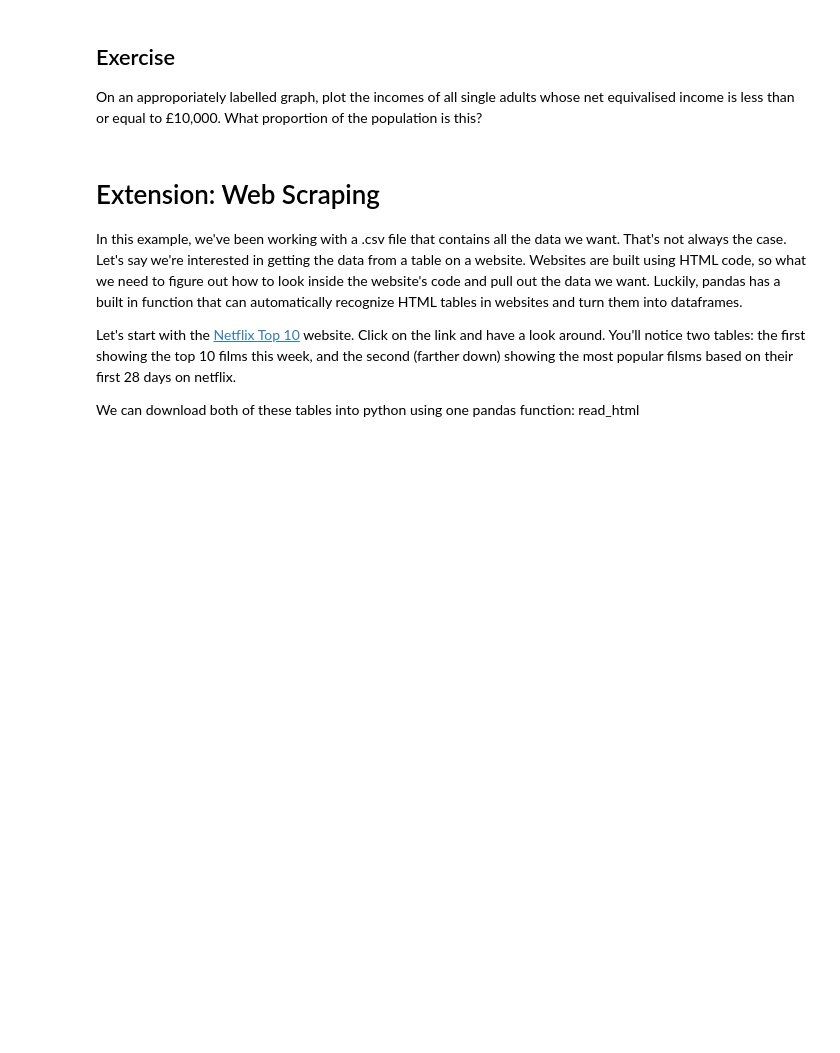
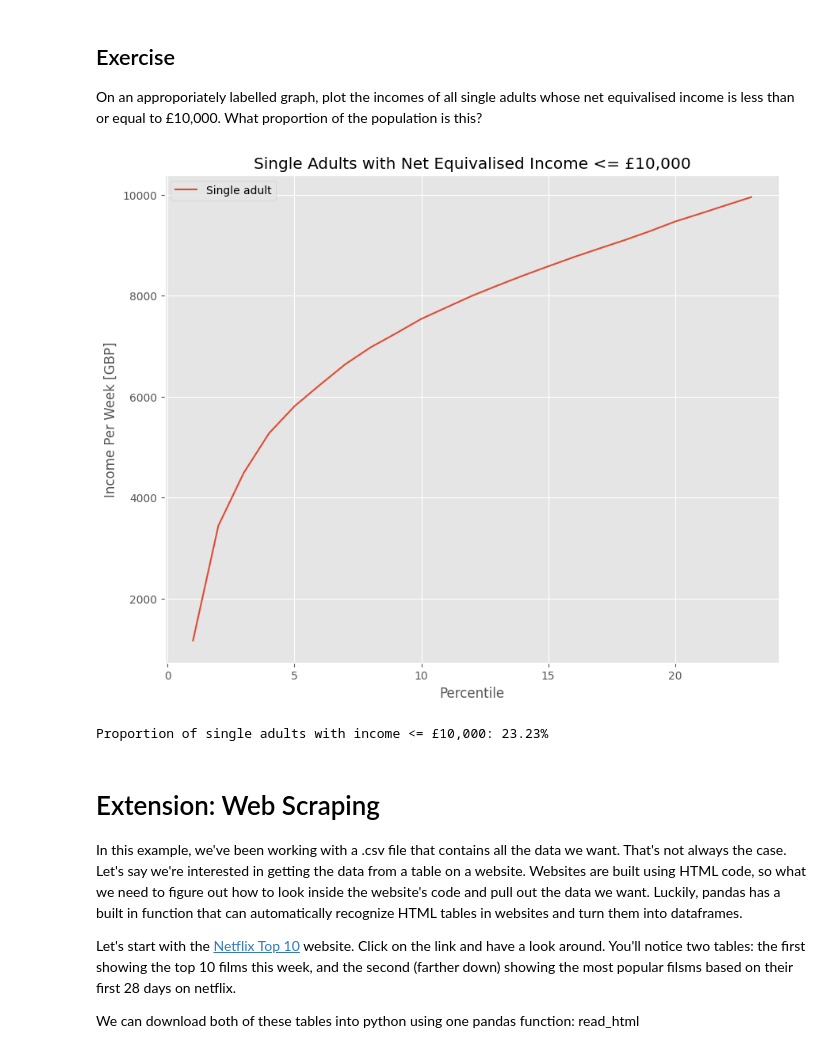
Before and after one commit to DiegoArgn/QM-2, a Jupyter notebook: W2_Working_with_Data_in_Pandas.ipynb, the cells around one changed output. Saved outputs shown, nothing was run; the diff lists cells and outputs as text; code cells hidden in the pictures; blank space fills up the shorter version.

```diff
--- a/W2_Working_with_Data_in_Pandas.ipynb
+++ b/W2_Working_with_Data_in_Pandas.ipynb
@@ -383,6 +399,24 @@ We won't dwell on comparative operative, here we've used ">" to mean "is greater
 # %% [markdown]
 ## Exercise
 On an approporiately labelled graph, plot the incomes of all single adults whose net equivalised income is less than or equal to £10,000. What proportion of the population is this?
+# %%
+clean = income[['Single adult']].copy()
+clean = clean.replace(',', '', regex=True)
+clean = clean.replace('-', 'NaN', regex=True).astype('float')
+
+single_adult_lessthan_10k = clean[clean['Single adult'] <= 10000]
+
+single_adult_lessthan_10k.plot()
+plt.title('Single Adults with Net Equivalised Income <= £10,000')
+plt.xlabel('Percentile')
+plt.ylabel('Income Per Week [GBP]')
+plt.show()
+
+proportion = len(single_adult_lessthan_10k) / len(clean) * 100
+print(f"Proportion of single adults with income <= £10,000: {proportion:.2f}%")
+# %% [output]
+[figure, added]
+Proportion of single adults with income <= £10,000: 23.23%
 # %% [markdown]
 # Extension: Web Scraping
 
```
Also changed, not shown: parts of 12 cells of this notebook.
